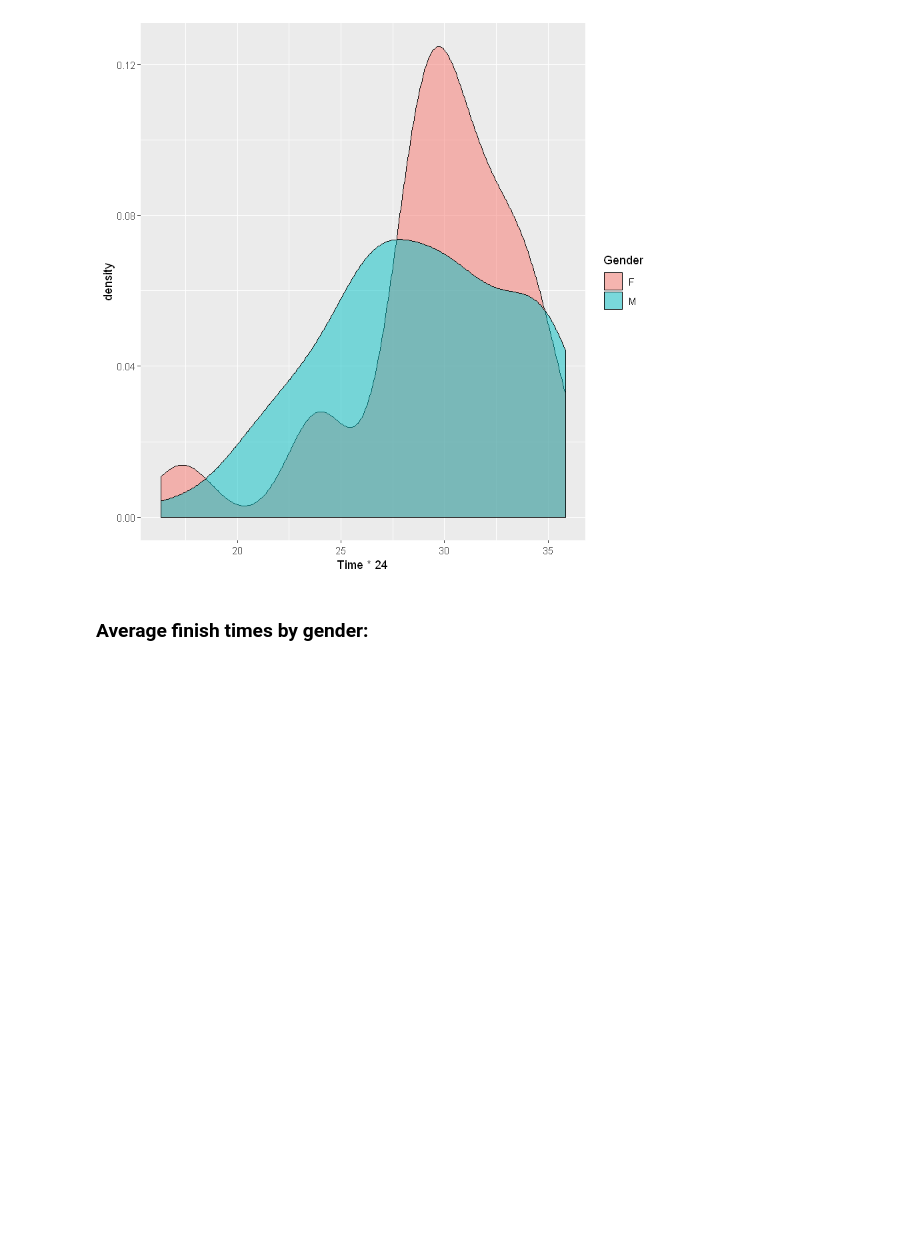
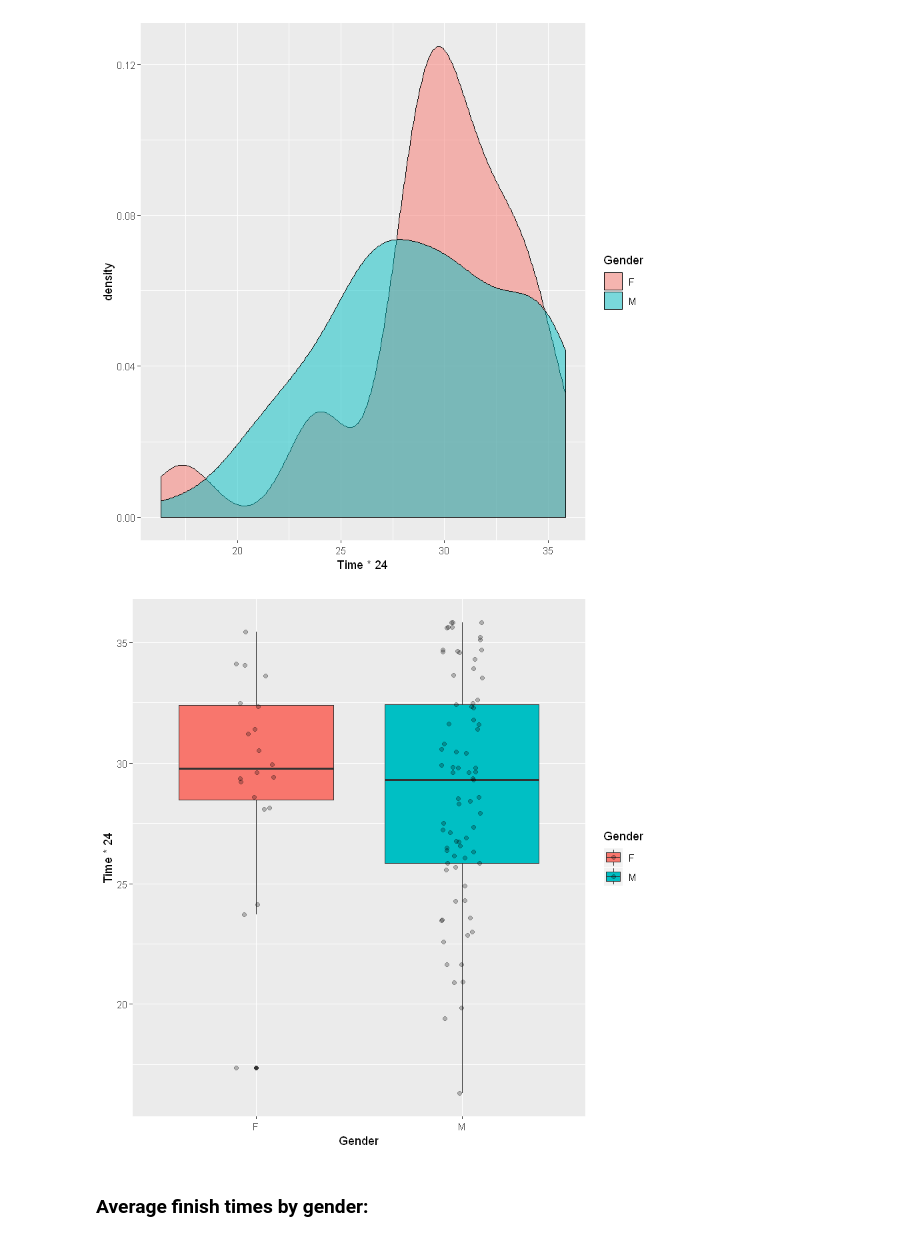
Before and after one commit to amyandpotatoes/ultra-analysis, a Jupyter notebook: raceplots.ipynb, the cells around one changed output. Saved outputs shown, nothing was run; the diff lists cells and outputs as text; code cells hidden in the pictures; blank space fills up the shorter version.

Commit message:
Added boxplots

```diff
--- a/raceplots.ipynb
+++ b/raceplots.ipynb
@@ -65,6 +65,10 @@ ggplot(tarawera,aes(x=Time*24,group=Gender,fill=Gender))+
 ggplot(tarawera,aes(x=Time*24,group=Gender,fill=Gender)) + geom_density(alpha = 0.5)
 # %% [output]
 [figure]
+# %%
+ggplot(tarawera,aes(x=Gender, y=Time*24, fill=Gender)) + geom_boxplot() + geom_jitter(position=position_jitter(0.1), alpha = 0.25)
+# %% [output]
+[figure, added]
 # %% [markdown]
 ### Average finish times by gender:
 # %%
```
Also changed, not shown: parts of 12 cells of this notebook.
